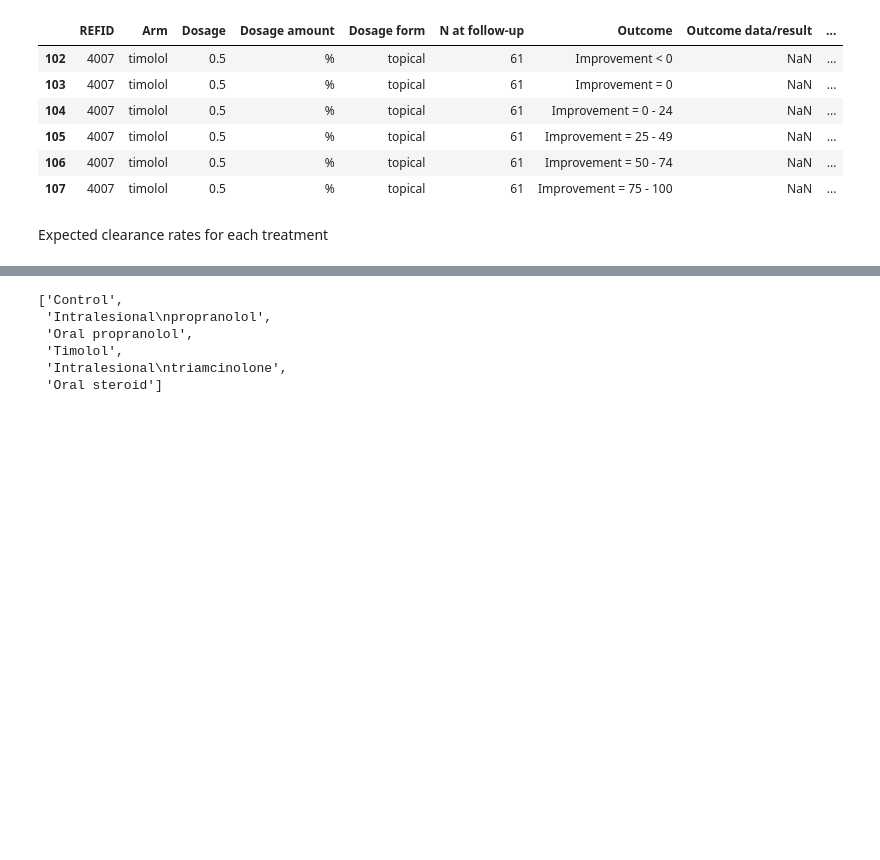
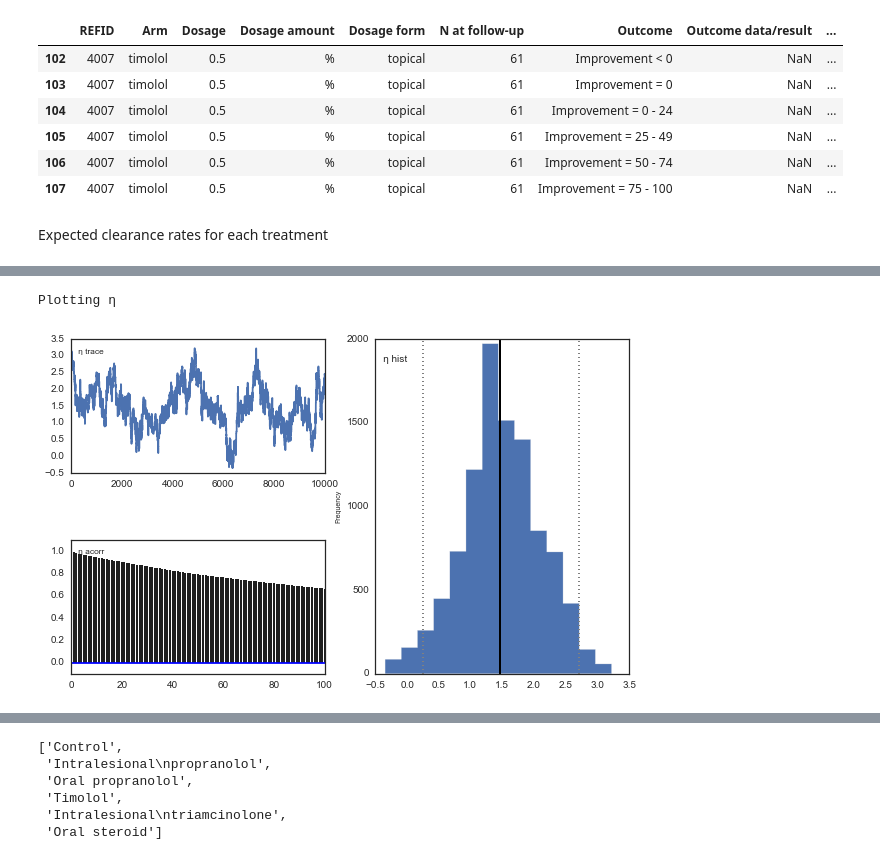
Before and after one commit to VanderbiltPopHealthSci/IH_meta-analysis, a Jupyter notebook: Infantile Hemangioma Meta-analysis.ipynb, the cells around one changed output, grey strips where cells are left out. Cells and saved outputs as stored; diff of their text form; code cells hidden in the pictures; blank space fills up the shorter version.

```diff
--- a/Infantile Hemangioma Meta-analysis.ipynb
+++ b/Infantile Hemangioma Meta-analysis.ipynb
@@ -1070,3 +1184,8 @@ M.sample(iterations, burn)
+# %%
+pm.Matplot.plot(η)
+# %% [output]
+Plotting η
+[figure, added]
 # %%
 M.sample(iterations, burn)
 # %% [output]
```
Also changed, not shown: parts of 54 cells of this notebook.
